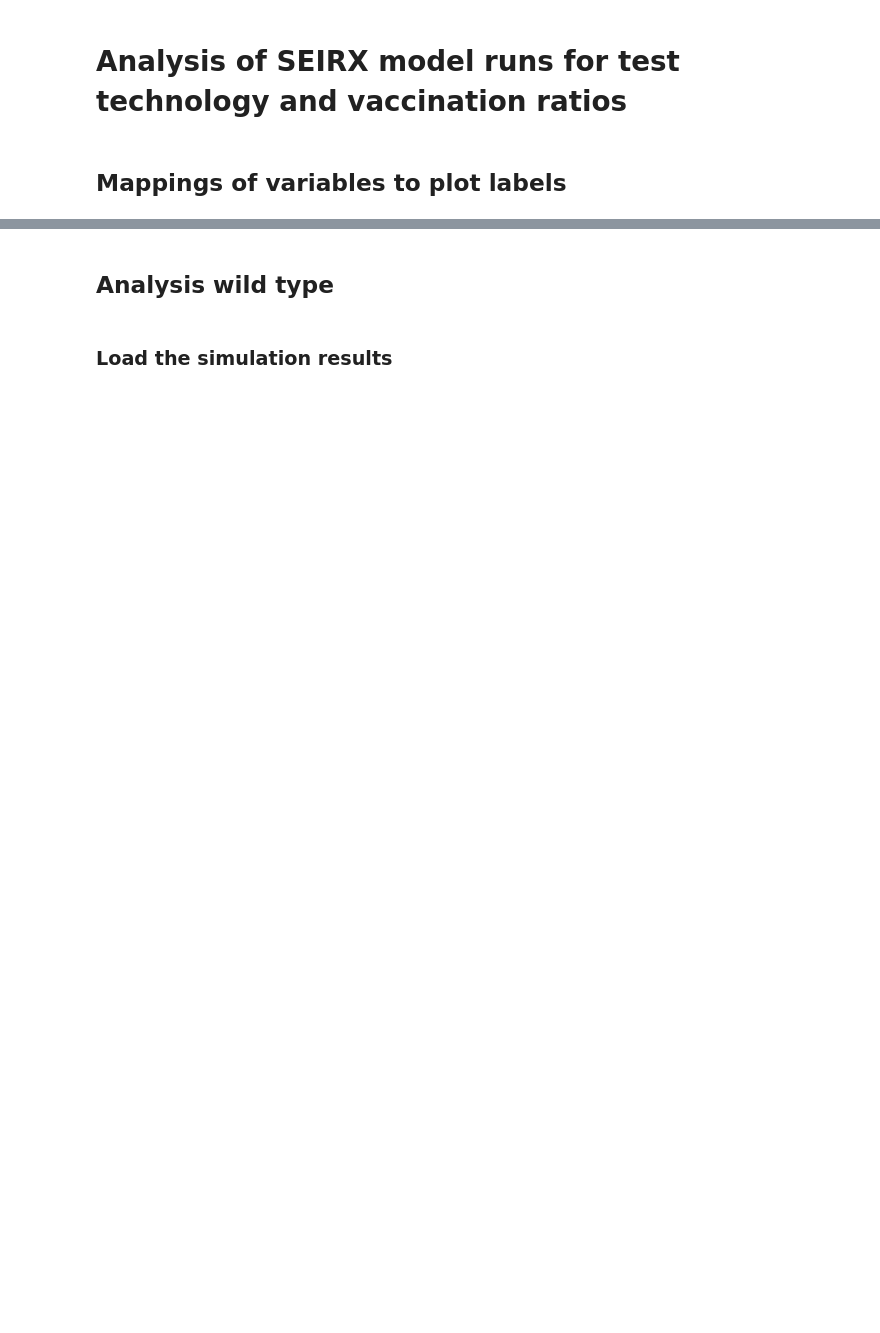
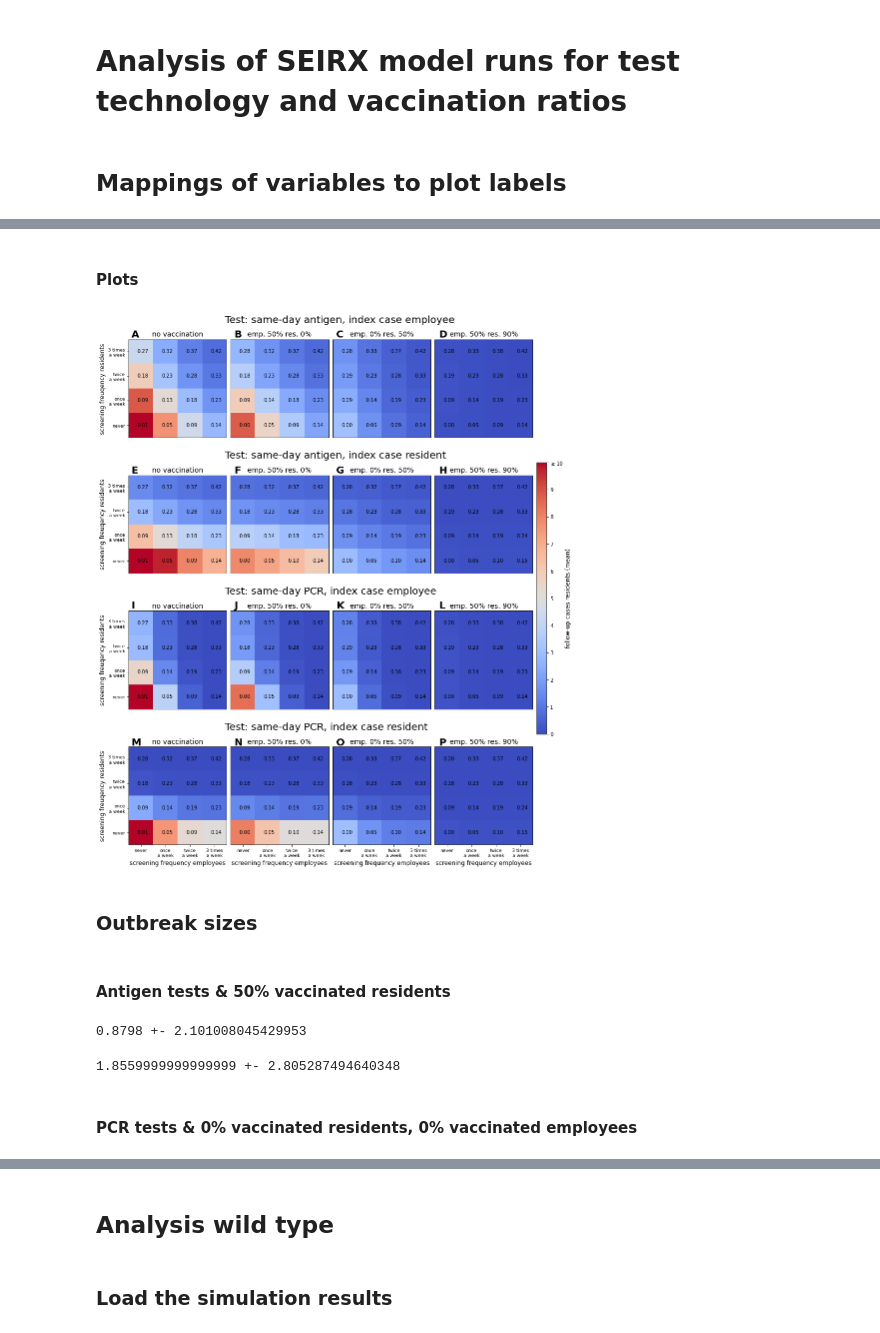
Before and after one commit to JanaLasser/nursing_home_SEIRX, a Jupyter notebook: analysis_testing_and_vaccintion.ipynb, the cells around one changed output, grey strips where cells are left out. Saved outputs shown, nothing was run; the diff lists cells and outputs as text; code cells hidden in the pictures; blank space fills up the shorter version.

```diff
--- a/analysis_testing_and_vaccintion.ipynb
+++ b/analysis_testing_and_vaccintion.ipynb
@@ -327,0 +204,5 @@ def plot_violins(data, metric, testing_scenarios, vaccination_scenarios,
+# %%
+N_runs = 5000
+sim_name = 'simulations_testing_and_vaccination_UK_variant_{}.csv'.format(N_runs)
+res_path = '../data/simulation_results'
+dst_path = '../plots'
@@ -327,0 +221,19 @@ def plot_violins(data, metric, testing_scenarios, vaccination_scenarios,
+# %%
+N_runs = 5000
+sim_name = 'simulations_testing_strategy_UK_variant_{}.csv'.format(N_runs)
+# %%
+no_vacc_data = pd.read_csv(join(res_path, sim_name))
+
+# replace strings with strings that are nicer for plotting
+no_vacc_data['resident_screen_interval'] = no_vacc_data['resident_screen_interval']\
+    .replace(frequency_name_map)
+no_vacc_data['employee_screen_interval'] = no_vacc_data['employee_screen_interval']\
+    .replace(frequency_name_map)
+no_vacc_data['employee_vaccination_ratio'] = 0.0
+no_vacc_data['resident_vaccination_ratio'] = 0.0
+
+no_vacc_data = no_vacc_data.set_index(['test_type', 'index_case', 'employee_vaccination_ratio',
+                       'resident_vaccination_ratio', 'employee_screen_interval',
+                       'resident_screen_interval'])
+# %%
+data = pd.concat([data, no_vacc_data])
@@ -327,0 +255,28 @@ def plot_violins(data, metric, testing_scenarios, vaccination_scenarios,
+# %% [markdown]
+#### Plots
+# %%
+af.plot_testing_strategy_vaccination_scenario_grid(\
+    data, 'infected_residents_mean', screening_intervals,
+    vaccination_scenarios[0:4], test_name_map, index_case_map,
+    vacc_scenario_labels, metric_name_map, xlabel, ylabel, language,
+    variant='_UK_variant', vmax=10, vstep=1)
+# %% [output]
+[figure, added]
+# %% [markdown]
+### Outbreak sizes
+# %% [markdown]
+#### Antigen tests & 50% vaccinated residents
+# %%
+mean = data.loc['same_day_antigen', 'employee', 0.0, 0.5, 'twice\na week', 'never']['infected_residents_mean']
+std = data.loc['same_day_antigen', 'employee', 0.0, 0.5, 'twice\na week', 'never']['infected_residents_std']
+print('{} +- {}'.format(mean, std))
+# %% [output]
+0.8798 +- 2.101008045429953
+# %%
+mean = data.loc['same_day_antigen', 'resident', 0.0, 0.5, 'twice\na week', 'never']['infected_residents_mean'] - 1
+std = data.loc['same_day_antigen', 'resident', 0.0, 0.5, 'twice\na week', 'never']['infected_residents_std']
+print('{} +- {}'.format(mean, std))
+# %% [output]
+1.8559999999999999 +- 2.805287494640348
+# %% [markdown]
+#### PCR tests & 0% vaccinated residents, 0% vaccinated employees
```
Also changed, not shown: parts of 132 cells of this notebook, 1 other file.
